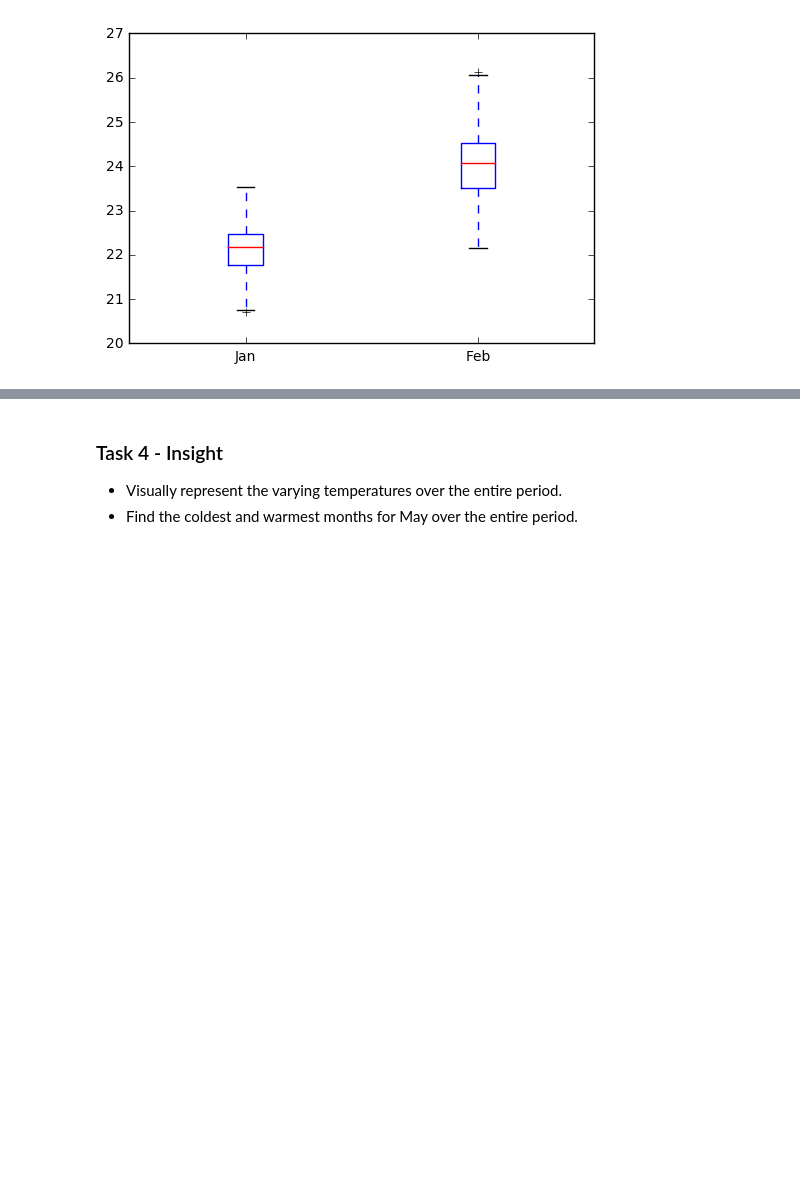
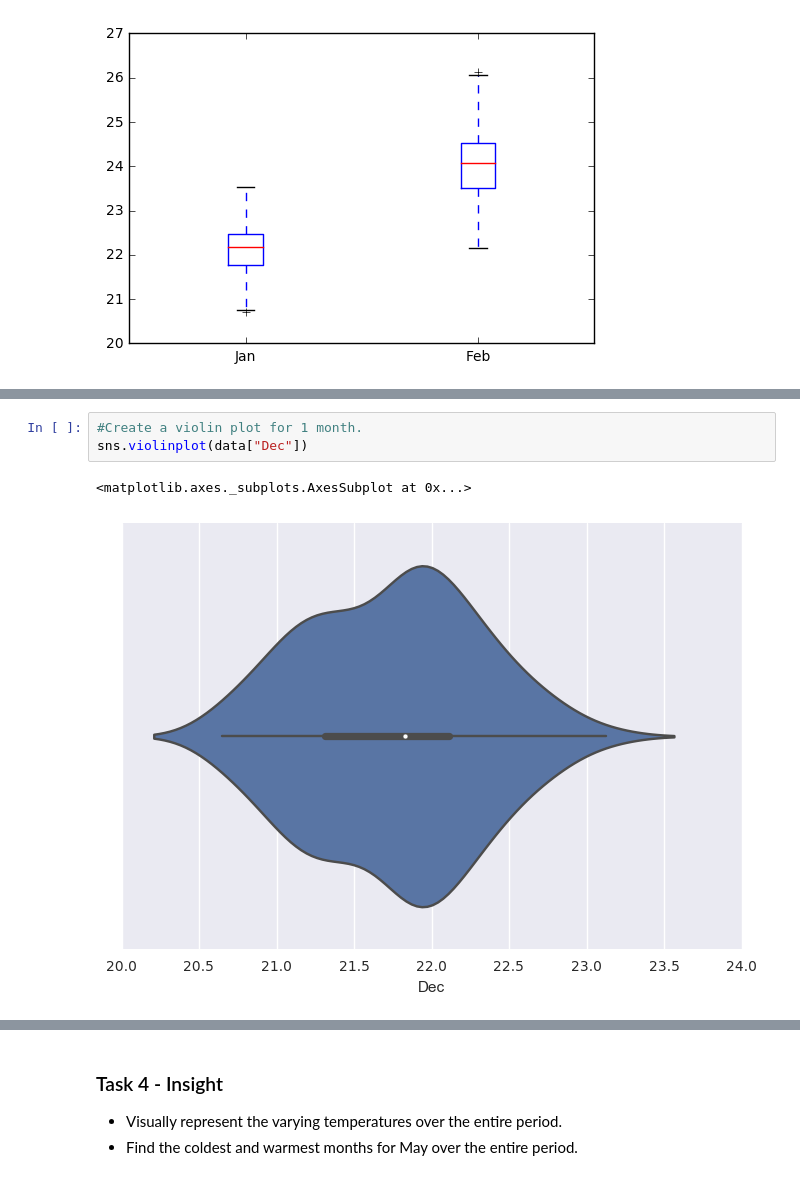
Before and after one commit to adrij/ds-foundations, a Jupyter notebook: code/bangalore.ipynb, the cells around one changed output, grey strips where cells are left out. Saved outputs shown, nothing was run; the diff lists cells and outputs as text; blank space fills up the shorter version.

```diff
--- a/code/bangalore.ipynb
+++ b/code/bangalore.ipynb
@@ -228,0 +249,6 @@ ImportError: No module named 'seaborn'
+# %%
+#Create a violin plot for 1 month.
+sns.violinplot(data["Dec"])
+# %% [output]
+<matplotlib.axes._subplots.AxesSubplot at 0x...>
+[figure, added]
```
Also changed, not shown: parts of 10 cells of this notebook.
